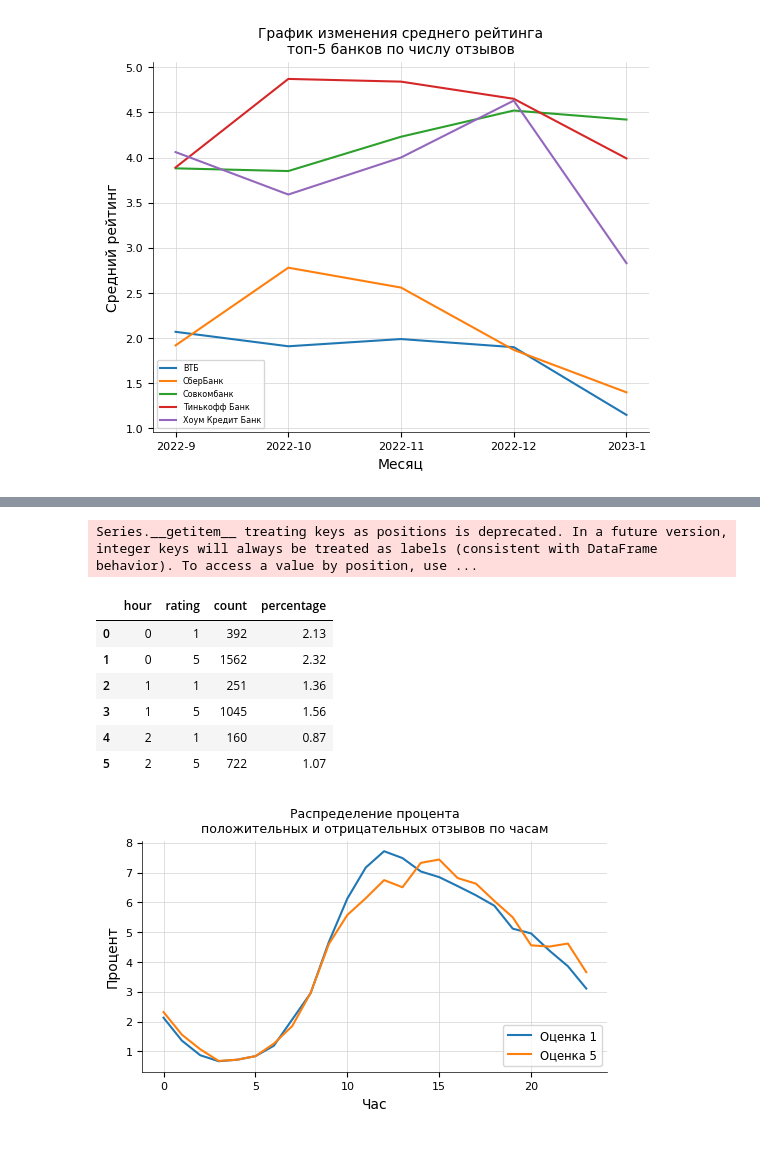
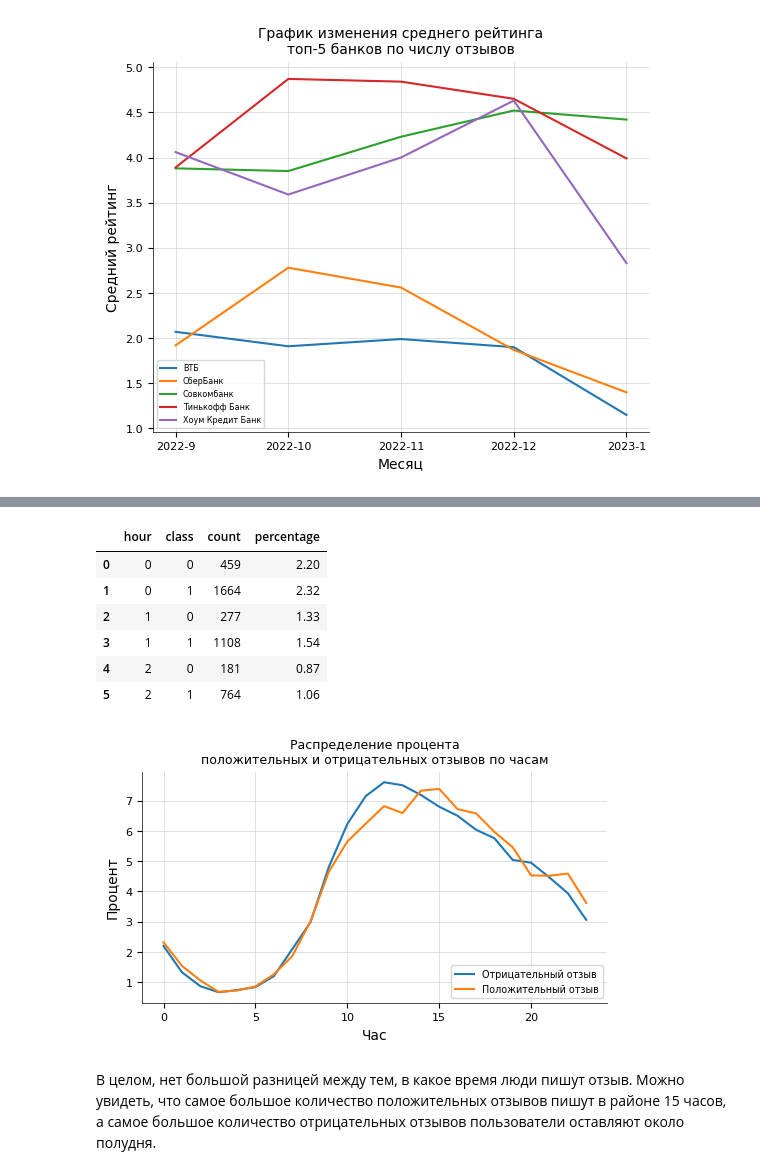
Before and after one commit to maykorablina/test-task-sber-ds-nlp, a Jupyter notebook: test_task.ipynb, the cells around one changed output, grey strips where cells are left out. Drawn from its saved outputs; the diff is of its cells as text; code cells hidden in the pictures; blank space fills up the shorter version.

```diff
--- a/test_task.ipynb
+++ b/test_task.ipynb
@@ -234,35 +212,41 @@ pos_and_neg_hour.head(6)
+# %%
+# сразу добавлю колонку "class": 0 - отзыв отрицательный, 1 - положительный. Это пригодится сейчас и на этапе с метрикой
+data['class'] = data['rating'].apply(lambda x: 1 if x >= 3 else 0)
 # %%
-count_rating_1 = pos_and_neg_hour[pos_and_neg_hour['rating'] == 1]['count'].sum()
-count_rating_5 = pos_and_neg_hour[pos_and_neg_hour['rating'] == 5]['count'].sum()
-pos_and_neg_hour['percentage'] = pos_and_neg_hour.apply(lambda row: row[2]/count_rating_1 * 100 if row[1] == 1 else row[2]/count_rating_5 * 100, axis=1).round(2)
+# делаю группировку по часу и рейтингу и считаю средний рейтинг
+pos_and_neg_hour = data.groupby(['hour', 'class']).size().reset_index(name='count')
+count_rating_pos = data[data['class'] == 1].shape[0]
+count_rating_neg = data[data['class'] == 0].shape[0]
+pos_and_neg_hour['percentage'] = pos_and_neg_hour.apply(lambda row: row[2]/count_rating_pos * 100 if row[1] == 1 else row[2]/count_rating_neg * 100, axis=1).round(2)
 pos_and_neg_hour.head(6)
 # %% [output]
-Series.__getitem__ treating keys as positions is deprecated. In a future version, integer keys will always be treated as labels (consistent with DataFrame behavior). To access a value by position, use ...
-|  | hour | rating | count | percentage |
-| 0 | 0 | 1 | 392 | 2.13 |
-| 1 | 0 | 5 | 1562 | 2.32 |
-| 2 | 1 | 1 | 251 | 1.36 |
-| 3 | 1 | 5 | 1045 | 1.56 |
-| 4 | 2 | 1 | 160 | 0.87 |
-| 5 | 2 | 5 | 722 | 1.07 |
+|  | hour | class | count | percentage |
+| 0 | 0 | 0 | 459 | 2.20 |
+| 1 | 0 | 1 | 1664 | 2.32 |
+| 2 | 1 | 0 | 277 | 1.33 |
+| 3 | 1 | 1 | 1108 | 1.54 |
+| 4 | 2 | 0 | 181 | 0.87 |
+| 5 | 2 | 1 | 764 | 1.06 |
 # %%
 fig, ax = plt.subplots(figsize=(6, 3))
-for rating in [1, 5]:
-    rating_data = pos_and_neg_hour[pos_and_neg_hour['rating'] == rating]
-    ax.plot(rating_data['hour'], rating_data['percentage'], label=f'Оценка {rating}')
+for c in [0, 1]:
+    rating_data = pos_and_neg_hour[pos_and_neg_hour['class'] == c]
+    ax.plot(rating_data['hour'], rating_data['percentage'], label='Положительный отзыв' if c == 1 else 'Отрицательный отзыв')
 
 ax.set_xlabel('Час')
 ax.set_ylabel('Процент')
 ax.set_title('Распределение процента\nположительных и отрицательных отзывов по часам', fontsize=9)
-ax.legend(fontsize='small', loc='lower right')
+ax.legend(fontsize='x-small', loc='lower right')
 plt.grid(True, linestyle='-', linewidth=0.5, color='lightgrey')
 plt.xticks(fontsize=8)
 plt.yticks(fontsize=8)
 ax.spines['top'].set_visible(False)
 ax.spines['right'].set_visible(False)
 ax.spines['bottom'].set_linewidth(0.5)
 ax.spines['left'].set_linewidth(0.5)
 plt.show()
 # %% [output]
-[figure, old version]
+[figure, new version]
+# %% [markdown]
+В целом, нет большой разницей между тем, в какое время люди пишут отзыв. Можно увидеть, что самое большое количество положительных отзывов пишут в районе 15 часов, а самое большое количество отрицательных отзывов пользователи оставляют около полудня.
 # %% [markdown]
```
Also changed, not shown: parts of 40 cells of this notebook.
